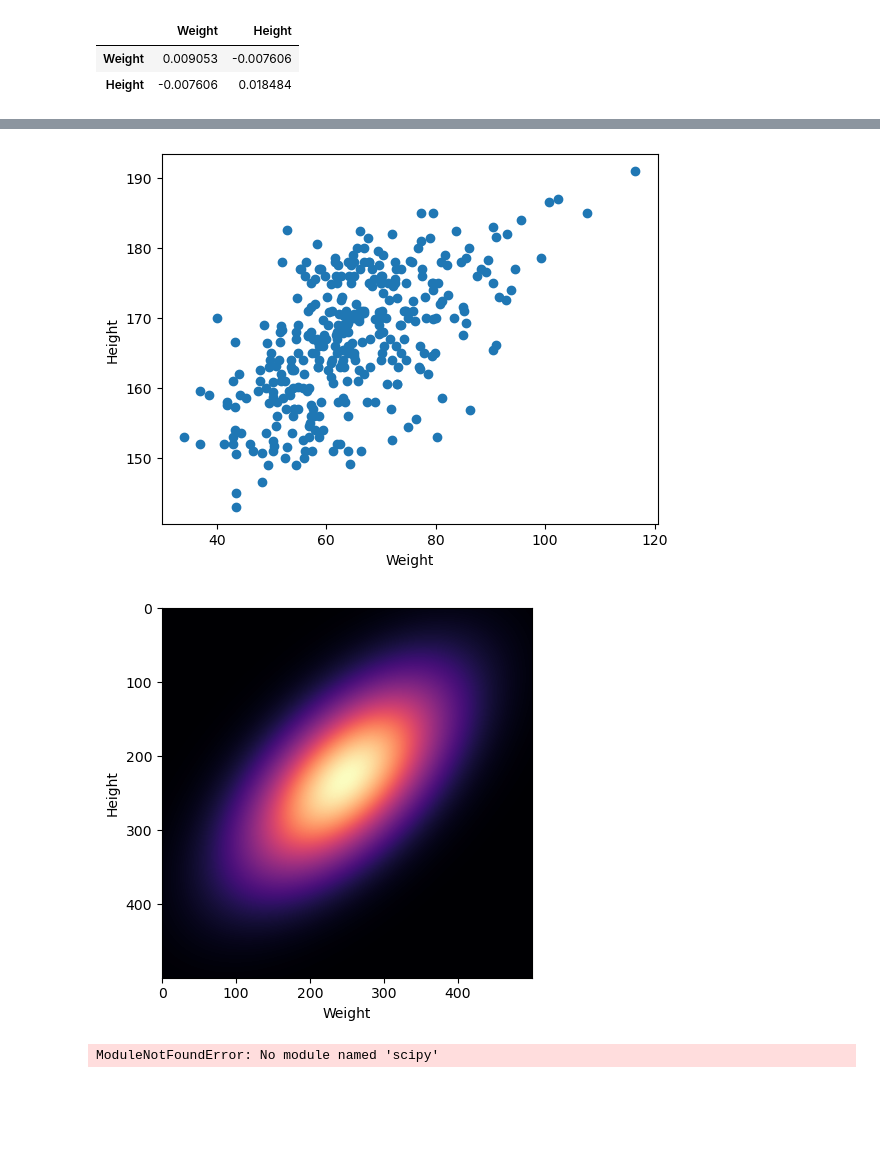
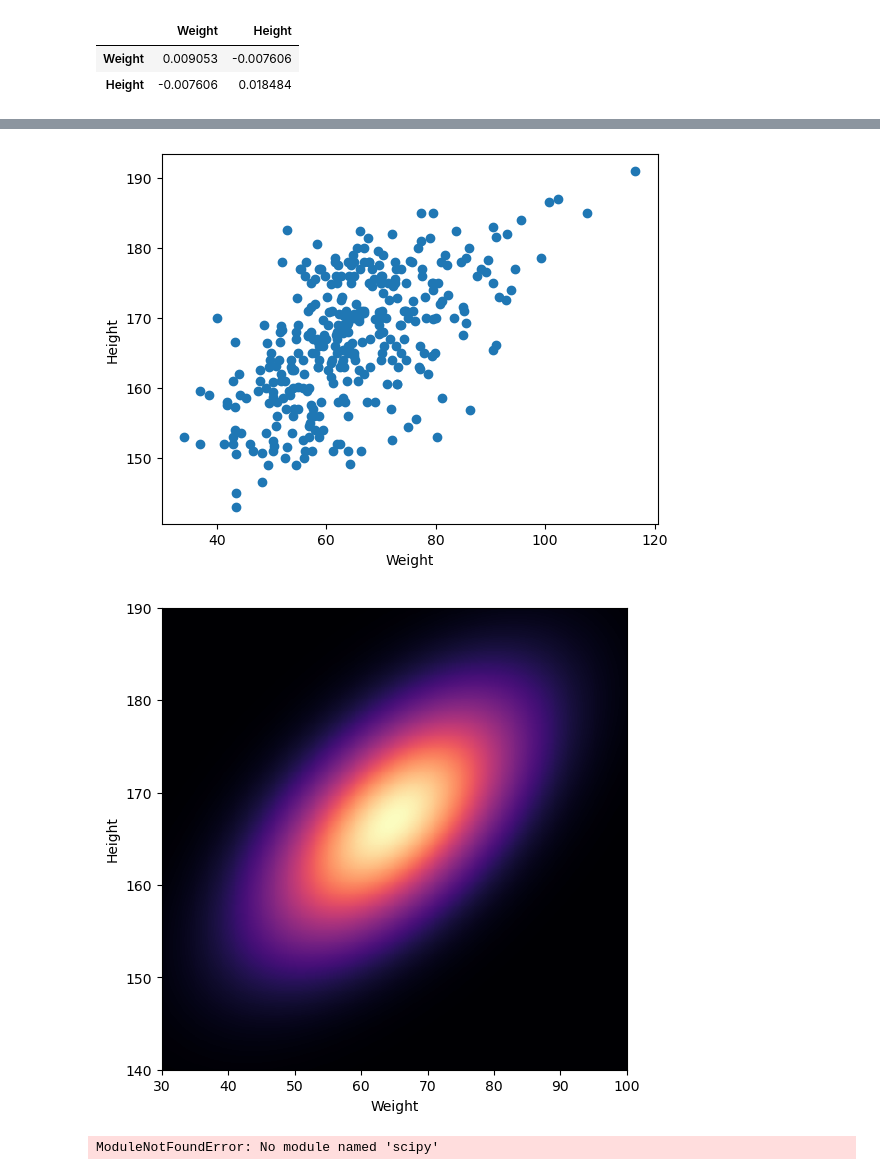
Before and after one commit to anirudhprabhakaran3/prml-lab, a Jupyter notebook: Lab 1/Lab 1.ipynb, the cells around one changed output, grey strips where cells are left out. Cells and saved outputs as stored; diff of their text form; code cells hidden in the pictures; blank space fills up the shorter version.

```diff
--- a/Lab 1/Lab 1.ipynb
+++ b/Lab 1/Lab 1.ipynb
@@ -117,23 +117,29 @@ for v, i in enumerate(Y):
 # %%
 plt.hist2d(weight, height)
 plt.xlabel('Weight')
 plt.ylabel('Height')
 plt.colorbar()
 plt.show()
 
 plt.scatter(weight, height)
 plt.xlabel('Weight')
 plt.ylabel('Height')
 plt.show()
 
-plt.imshow(f_xy, cmap = 'magma')
-plt.xlabel('Weight')
-plt.ylabel('Height')
+# plt.imshow(f_xy, cmap = 'magma')
+# plt.xlabel('Weight')
+# plt.ylabel('Height')
+# plt.show()
+fig, ax = plt.subplots(figsize = (6, 6))
+ax.set_xlabel('Weight')
+ax.set_ylabel('Height')
+ax.imshow(f_xy, cmap='magma', interpolation='none', aspect = "auto", extent=[30,100,140,190])
+# ax.set_aspect(1.5) # you may also use am.imshow(..., aspect="auto") to restore the aspect ratio
 plt.show()
 # %% [output]
 [figure]
 [figure]
-[figure, old version]
+[figure, new version]
 # %%
 import scipy
 F = np.random.multivariate_normal(mean, cov)
```
